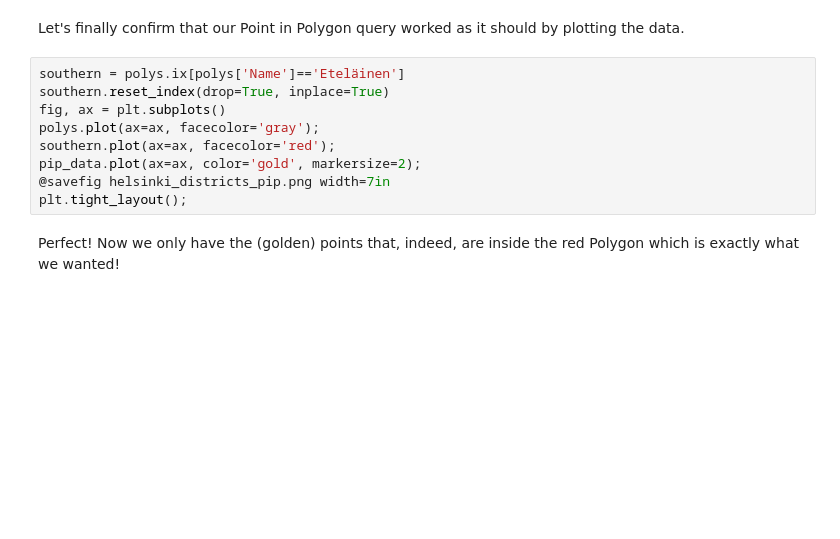
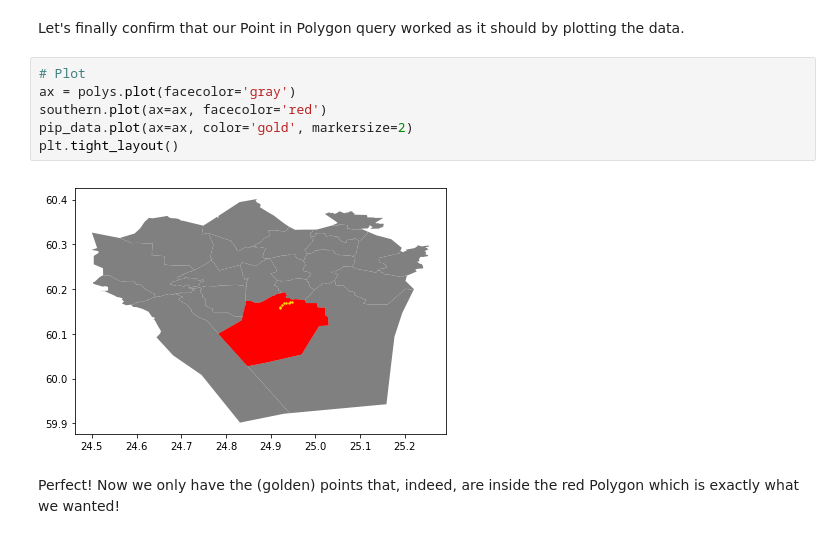
Before and after one commit to Automating-GIS-processes/CSC, a Jupyter notebook: source/notebooks/L4/Point-in-polygon.ipynb, the cells around one changed output. Cells and saved outputs as stored; diff of their text form; blank space fills up the shorter version.

```diff
--- a/source/notebooks/L4/Point-in-polygon.ipynb
+++ b/source/notebooks/L4/Point-in-polygon.ipynb
@@ -241,13 +293,12 @@ pip_data
 # %% [markdown]
 Let's finally confirm that our Point in Polygon query worked as it should by plotting the data.
 # %%
-southern = polys.ix[polys['Name']=='Eteläinen']
-southern.reset_index(drop=True, inplace=True)
-fig, ax = plt.subplots()
-polys.plot(ax=ax, facecolor='gray');
-southern.plot(ax=ax, facecolor='red');
-pip_data.plot(ax=ax, color='gold', markersize=2);
-@savefig helsinki_districts_pip.png width=7in
-plt.tight_layout();
+# Plot
+ax = polys.plot(facecolor='gray')
+southern.plot(ax=ax, facecolor='red')
+pip_data.plot(ax=ax, color='gold', markersize=2)
+plt.tight_layout()
+# %% [output]
+[figure, added]
 # %% [markdown]
 Perfect! Now we only have the (golden) points that, indeed, are inside the red Polygon which is exactly what we wanted!
```
Also changed, not shown: parts of 8 cells of this notebook, 22 other files.
